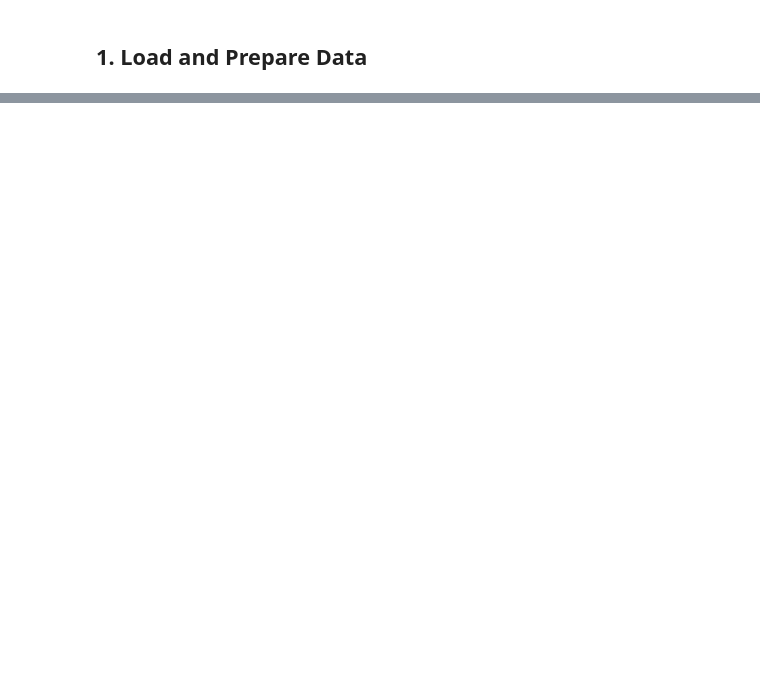
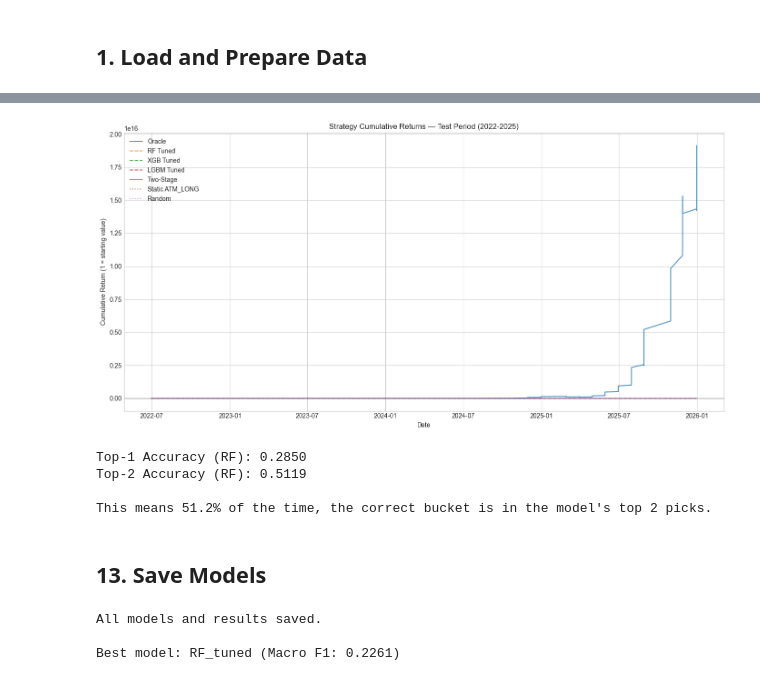
Before and after one commit to wushuchris/covered-call-prototype, a Jupyter notebook: notebooks/06b_improved_models.ipynb, the cells around one changed output, grey strips where cells are left out. Saved outputs shown, nothing was run; the diff lists cells and outputs as text; code cells hidden in the pictures; blank space fills up the shorter version.

```diff
--- a/notebooks/06b_improved_models.ipynb
+++ b/notebooks/06b_improved_models.ipynb
@@ -721,0 +835,79 @@ Best model: Two-Stage (Macro F1: 0.8165)
+# %%
+# Cumulative return plot
+fig, ax = plt.subplots(figsize=(14, 7))
+
+# Get dates for x-axis
+test_dates = pd.to_datetime(test_data['decision_date'].values)
+
+for returns, name, style in [
+    (oracle_returns, 'Oracle', '-'),
+    (rf_returns, 'RF Tuned', '--'),
+    (xgb_returns, 'XGB Tuned', '--'),
+    (lgbm_returns, 'LGBM Tuned', '--'),
+    (twostage_returns, 'Two-Stage', '-'),
+    (static_returns, 'Static ATM_LONG', ':'),
+    (random_returns, 'Random', ':'),
+]:
+    valid_mask = ~np.isnan(returns)
+    cum = np.cumprod(1 + np.nan_to_num(returns, nan=0))
+    ax.plot(test_dates, cum, label=name, linestyle=style, alpha=0.8)
+
+ax.set_xlabel('Date')
+ax.set_ylabel('Cumulative Return (1 = starting value)')
+ax.set_title('Strategy Cumulative Returns -- Test Period (2022-2025)')
+ax.legend(loc='upper left')
+ax.axhline(y=1, color='black', linestyle='-', alpha=0.2)
+plt.tight_layout()
+plt.savefig('../reports/figures/financial_returns_comparison.png', dpi=150)
+plt.show()
+# %% [output]
+[figure, added]
+# %%
+# Top-2 accuracy: is the true best bucket in the model's top 2 predictions?
+# Use RF (best F1 model) predict_proba
+rf_proba = rf_tuned.predict_proba(X_test)
+top2_preds = np.argsort(rf_proba, axis=1)[:, -2:]  # top 2 class indices
+top2_correct = np.array([y_test.iloc[i] in top2_preds[i] for i in range(len(y_test))])
+
+print(f"Top-1 Accuracy (RF): {accuracy_score(y_test, y_pred_rf):.4f}")
+print(f"Top-2 Accuracy (RF): {top2_correct.mean():.4f}")
+print(f"\nThis means {top2_correct.mean()*100:.1f}% of the time, the correct bucket is in the model's top 2 picks.")
+# %% [output]
+Top-1 Accuracy (RF): 0.2850
+Top-2 Accuracy (RF): 0.5119
+
+This means 51.2% of the time, the correct bucket is in the model's top 2 picks.
+# %% [markdown]
+## 13. Save Models
+# %%
+# Save all tuned models
+joblib.dump(rf_tuned, MODELS / 'rf_tuned_6class.joblib')
+joblib.dump(xgb_tuned, MODELS / 'xgb_tuned_6class.joblib')
+joblib.dump(lgbm_tuned, MODELS / 'lgbm_tuned_6class.joblib')
+joblib.dump(money_model, MODELS / 'twostage_moneyness.joblib')
+joblib.dump(mat_model, MODELS / 'twostage_maturity.joblib')
+
+# Save metadata
+metadata = {
+    'feature_cols': feature_cols,
+    'label_map_6': label_map_6,
+    'moneyness_map': {'ATM': 0, 'OTM5': 1, 'OTM10': 2},
+    'maturity_map': {'SHORT': 0, 'LONG': 1},
+    'split_date': str(pd.Timestamp(split_date).date()),
+    'best_model': best_name,
+    'best_rf_params': study_rf.best_params,
+    'best_xgb_params': study_xgb.best_params,
+    'best_lgbm_params': study_lgbm.best_params,
+    'approach': 'time-based split, class weights',
+}
+with open(MODELS / 'improved_model_metadata.json', 'w') as f:
+    json.dump(metadata, f, indent=2)
+
+comparison.to_csv(PROCESSED / 'improved_results.csv', index=False)
+
+print("All models and results saved.")
+print(f"\nBest model: {best_name} (Macro F1: {all_results_df.loc[best_name, 'Macro F1']:.4f})")
+# %% [output]
+All models and results saved.
+
+Best model: RF_tuned (Macro F1: 0.2261)
```
Also changed, not shown: parts of 67 cells of this notebook, 16 other files.
